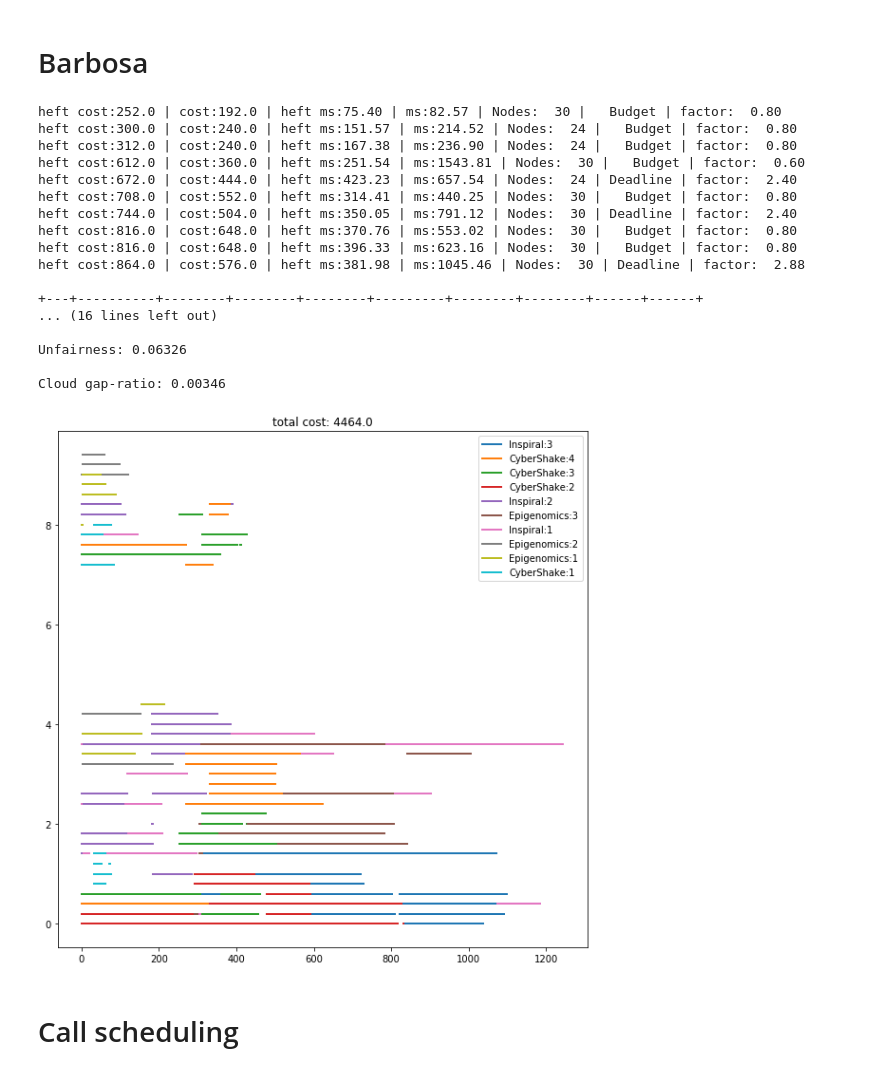
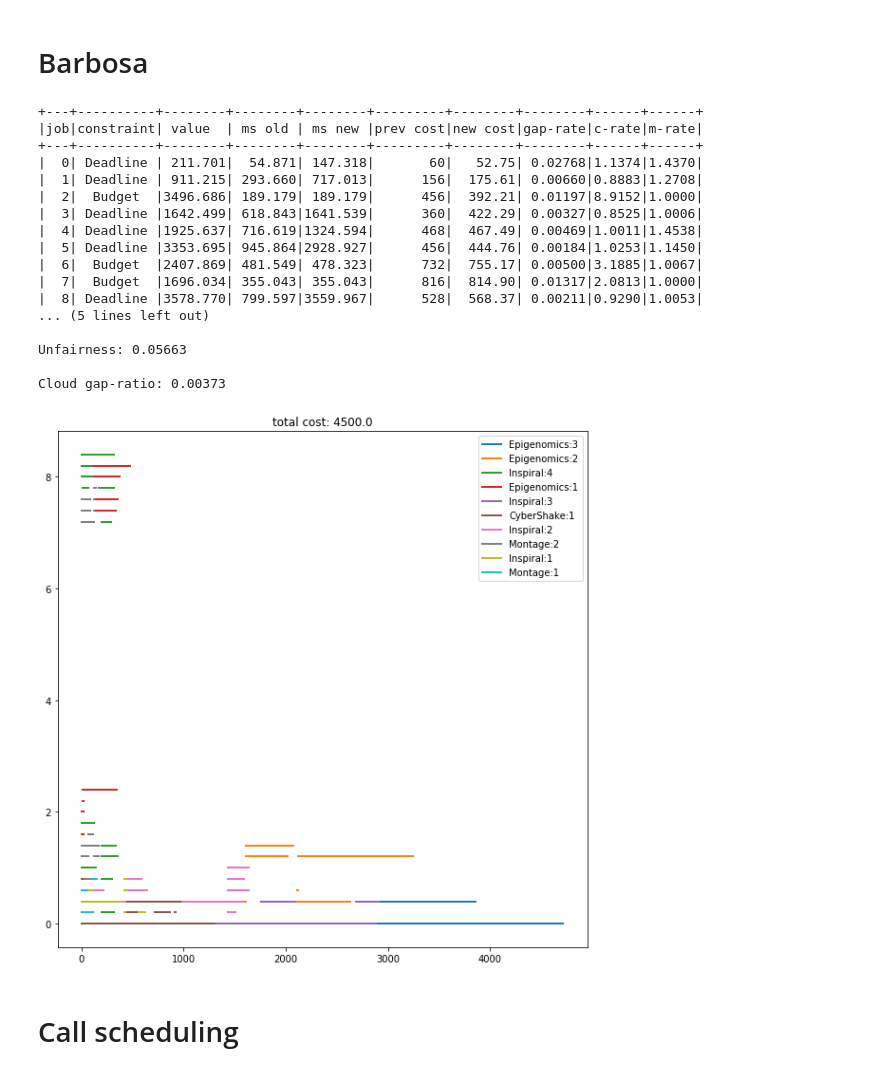
Before and after one commit to ralthor/Scheduler, a Jupyter notebook: create-workload.ipynb, the cells around one changed output. Saved outputs shown, nothing was run; the diff lists cells and outputs as text; code cells hidden in the pictures.

```diff
--- a/create-workload.ipynb
+++ b/create-workload.ipynb
@@ -217,3 +77,0 @@ def calculate_reference_plans():
-# %%
-for m, c, cc in zip(makespan_list, cost_list, constraint_values):
-    print(m, c, cc, sep='\t')
@@ -230,0 +78,13 @@ for m, c, cc in zip(makespan_list, cost_list, constraint_values):
+# %%
+import Scheduler.Multi_Workflow
+from db.definitions import Test
+import pickle
+
+read_object = pickle.load(open('refrence_plan.pickle', 'rb'))
+
+bandwidth, workload_len, timeslot_list, powers, prices, numbers, power_list, price_list, timeslot_list, resource_spec, main_resources, makespan_list, cost_list, resources_set, graph_set, constraint_values = read_object
+
+jobs, cloud_resources = create_multi_workflow_resouces()
+fair_policy()
+show_results()
+show_schedule(cloud_resources)
@@ -437,40 +490,35 @@ def fair_policy(show_online_schedule=False):
 # %%
 import Scheduler.Multi_Workflow
 from db.definitions import Test
 import pickle
 
-row, test, job, constraint, names, sizes = read_jobs()
-test.time_slot = 1
-for r in test.resource_array:
-    r[1] *= 12
-bandwidth, workload_len, timeslot_list, \
-powers, prices, numbers, power_list, price_list, \
-timeslot_list, resource_spec, main_resources = create_resources()
+read_object = pickle.load(open('refrence_plan.pickle', 'rb'))
+bandwidth, workload_len, timeslot_list, powers, prices, numbers, power_list, price_list, timeslot_list, resource_spec, main_resources, makespan_list, cost_list, resources_set, graph_set, constraint_values = read_object
 
-makespan_list, cost_list, resources_set, graph_set, constraint_values = calculate_reference_plans()
+
 jobs, cloud_resources = create_multi_workflow_resouces()
 barbosa()
 show_results()
 show_schedule(cloud_resources)
 # %% [output]
-heft cost:252.0 | cost:192.0 | heft ms:75.40 | ms:82.57 | Nodes:  30 |   Budget | factor:  0.80
-heft cost:300.0 | cost:240.0 | heft ms:151.57 | ms:214.52 | Nodes:  24 |   Budget | factor:  0.80
-heft cost:312.0 | cost:240.0 | heft ms:167.38 | ms:236.90 | Nodes:  24 |   Budget | factor:  0.80
-heft cost:612.0 | cost:360.0 | heft ms:251.54 | ms:1543.81 | Nodes:  30 |   Budget | factor:  0.60
-heft cost:672.0 | cost:444.0 | heft ms:423.23 | ms:657.54 | Nodes:  24 | Deadline | factor:  2.40
-heft cost:708.0 | cost:552.0 | heft ms:314.41 | ms:440.25 | Nodes:  30 |   Budget | factor:  0.80
-heft cost:744.0 | cost:504.0 | heft ms:350.05 | ms:791.12 | Nodes:  30 | Deadline | factor:  2.40
-heft cost:816.0 | cost:648.0 | heft ms:370.76 | ms:553.02 | Nodes:  30 |   Budget | factor:  0.80
-heft cost:816.0 | cost:648.0 | heft ms:396.33 | ms:623.16 | Nodes:  30 |   Budget | factor:  0.80
-heft cost:864.0 | cost:576.0 | heft ms:381.98 | ms:1045.46 | Nodes:  30 | Deadline | factor:  2.88
++---+----------+--------+--------+--------+---------+--------+--------+------+------+
+|job|constraint| value  | ms old | ms new |prev cost|new cost|gap-rate|c-rate|m-rate|
++---+----------+--------+--------+--------+---------+--------+--------+------+------+
+|  0| Deadline | 211.701|  54.871| 147.318|       60|   52.75| 0.02768|1.1374|1.4370|
+|  1| Deadline | 911.215| 293.660| 717.013|      156|  175.61| 0.00660|0.8883|1.2708|
+|  2|  Budget  |3496.686| 189.179| 189.179|      456|  392.21| 0.01197|8.9152|1.0000|
+|  3| Deadline |1642.499| 618.843|1641.539|      360|  422.29| 0.00327|0.8525|1.0006|
+|  4| Deadline |1925.637| 716.619|1324.594|      468|  467.49| 0.00469|1.0011|1.4538|
+|  5| Deadline |3353.695| 945.864|2928.927|      456|  444.76| 0.00184|1.0253|1.1450|
+|  6|  Budget  |2407.869| 481.549| 478.323|      732|  755.17| 0.00500|3.1885|1.0067|
+|  7|  Budget  |1696.034| 355.043| 355.043|      816|  814.90| 0.01317|2.0813|1.0000|
+|  8| Deadline |3578.770| 799.597|3559.967|      528|  568.37| 0.00211|0.9290|1.0053|
+... (5 lines left out)
 
-+---+----------+--------+--------+--------+---------+--------+--------+------+------+
-... (16 lines left out)
+Unfairness: 0.05663
 
-Unfairness: 0.06326
-
-Cloud gap-ratio: 0.00346
+Cloud gap-ratio: 0.00373
-[figure, old version]
+[figure, new version]
 # %%
 from IPython.core.debugger import set_trace
 
```
Also changed, not shown: parts of 19 cells of this notebook.
